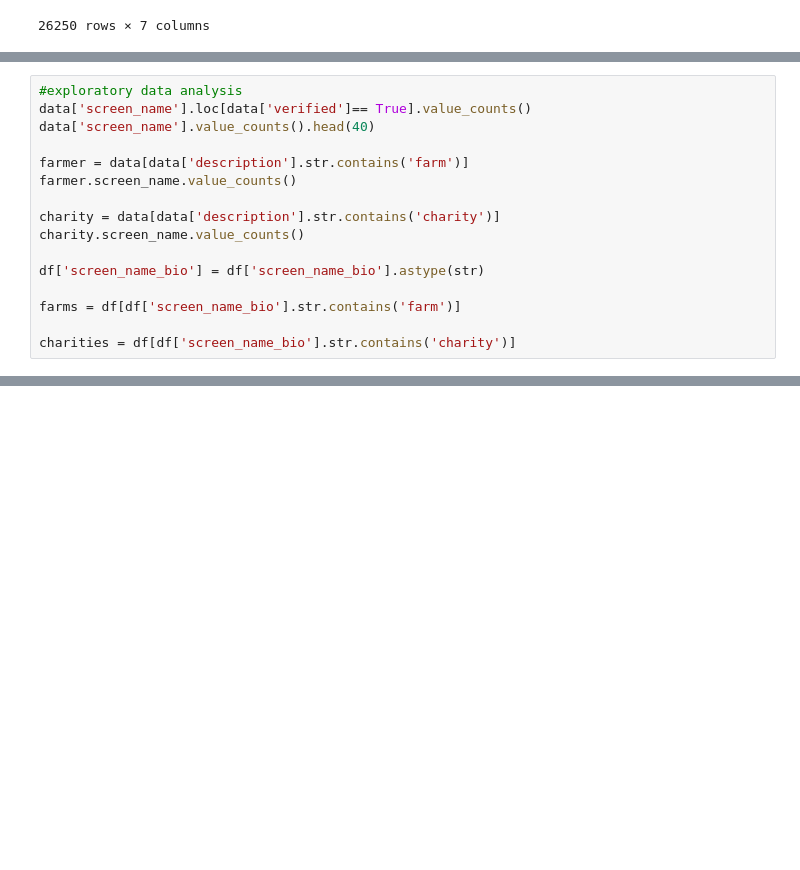
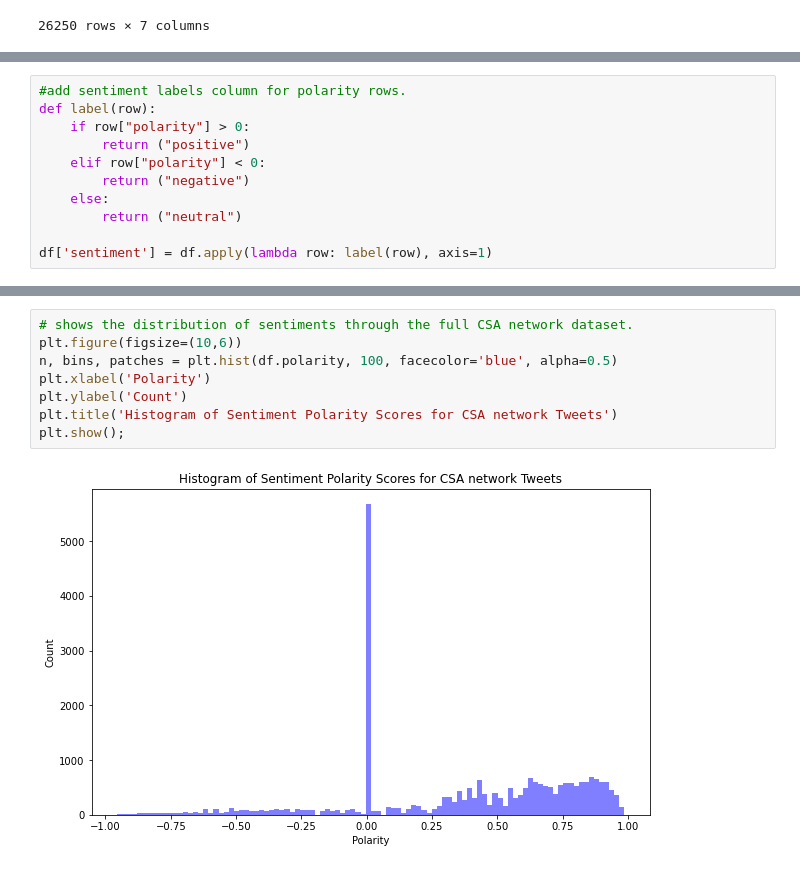
Before and after one commit to falshrawr/sentiment-analysis-and-social-network-analysis, a Jupyter notebook: Social Network Analysis & Sentiment analysis (Vader)-checkpoint.ipynb, the cells around one changed output, grey strips where cells are left out. Saved outputs shown, nothing was run; the diff lists cells and outputs as text; blank space fills up the shorter version.

```diff
--- a/Social Network Analysis & Sentiment analysis (Vader)-checkpoint.ipynb
+++ b/Social Network Analysis & Sentiment analysis (Vader)-checkpoint.ipynb
@@ -169,16 +158,0 @@ plt.show();
-# %%
-#exploratory data analysis
-data['screen_name'].loc[data['verified']== True].value_counts()
-data['screen_name'].value_counts().head(40)
-
-farmer = data[data['description'].str.contains('farm')]
-farmer.screen_name.value_counts()
-
-charity = data[data['description'].str.contains('charity')]
-charity.screen_name.value_counts()
-
-df['screen_name_bio'] = df['screen_name_bio'].astype(str)
-
-farms = df[df['screen_name_bio'].str.contains('farm')]
-
-charities = df[df['screen_name_bio'].str.contains('charity')]
@@ -453,0 +159,11 @@ app.large_clique_size(G)
+# %%
+#add sentiment labels column for polarity rows.
+def label(row):
+    if row["polarity"] > 0:
+        return ("positive")
+    elif row["polarity"] < 0:
+        return ("negative")
+    else:
+        return ("neutral")
+
+df['sentiment'] = df.apply(lambda row: label(row), axis=1)
@@ -453,0 +205,10 @@ app.large_clique_size(G)
+# %%
+# shows the distribution of sentiments through the full CSA network dataset.
+plt.figure(figsize=(10,6))
+n, bins, patches = plt.hist(df.polarity, 100, facecolor='blue', alpha=0.5)
+plt.xlabel('Polarity')
+plt.ylabel('Count')
+plt.title('Histogram of Sentiment Polarity Scores for CSA network Tweets')
+plt.show();
+# %% [output]
+[figure, added]
```
Also changed, not shown: parts of 54 cells of this notebook.
